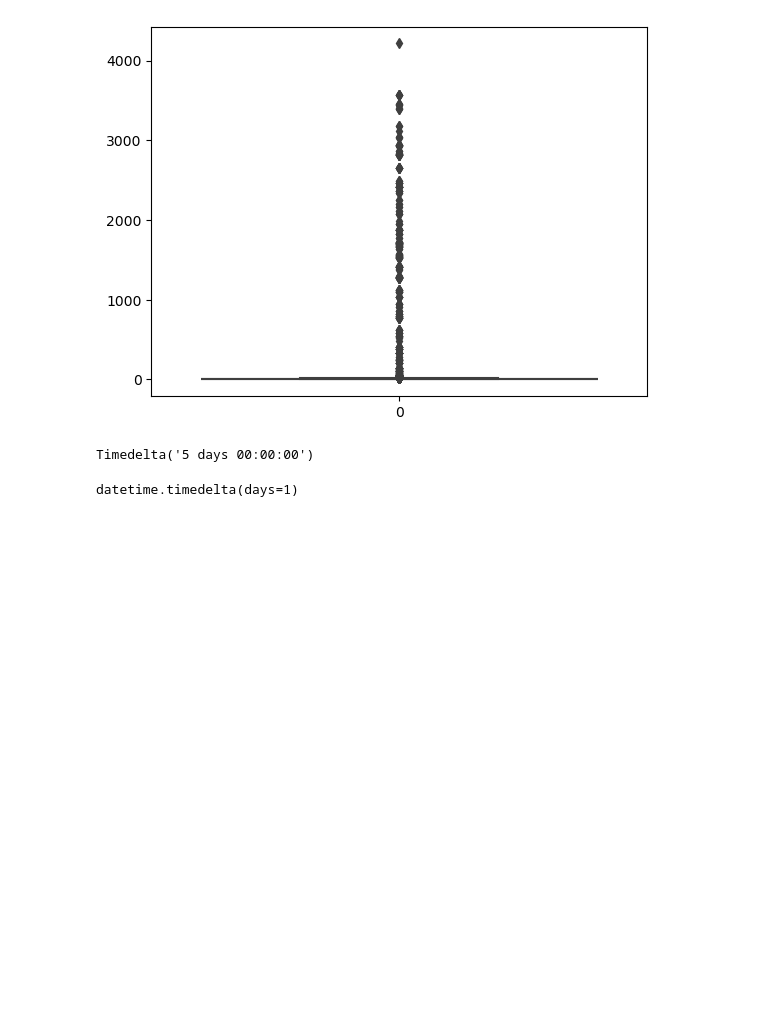
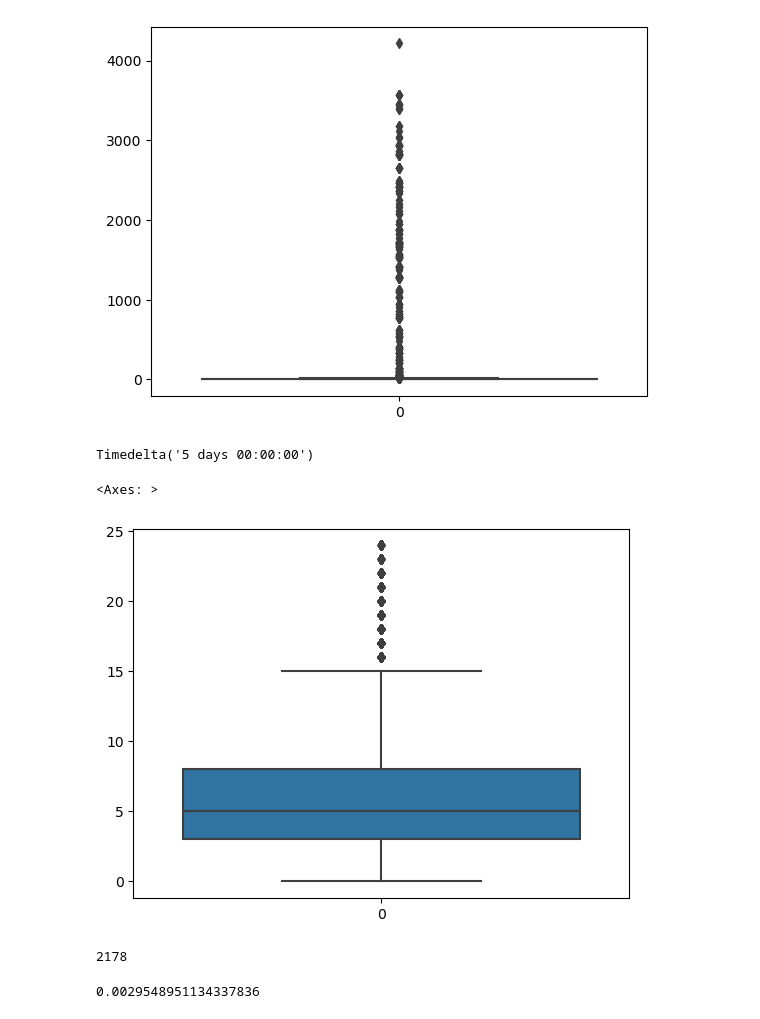
Before and after one commit to CTWills/pandas_eda_case_study, a Jupyter notebook: youtube_eda.ipynb, the cells around one changed output. Cells and saved outputs as stored; diff of their text form; code cells hidden in the pictures; blank space fills up the shorter version.

Commit message:
Outliers and zeros

```diff
--- a/youtube_eda.ipynb
+++ b/youtube_eda.ipynb
@@ -123,5 +123,21 @@ youtube_data["Time Difference"].median()
 Timedelta('5 days 00:00:00')
 # %%
 # Next step is to group and categorize to remove outliers
+youtube_data["Time Difference"].describe()
+
+removed_outlier_df = youtube_data[youtube_data["Time Difference"] < timedelta(days=25)]
+sns.boxplot(removed_outlier_df["Time Difference"].dt.days)
 # %% [output]
-datetime.timedelta(days=1)
+<Axes: >
+[figure, added]
+# %%
+removed_outlier_df["Time Difference"].describe()
+only_zeros_df = youtube_data[youtube_data["Time Difference"] <= timedelta(days=0)]
+only_zeros_df.size
+# %% [output]
+2178
+# %%
+val_counts_df = youtube_data["Time Difference"].value_counts(normalize=True)
+val_counts_df.loc['0 days']
+# %% [output]
+0.0029548951134337836
```
